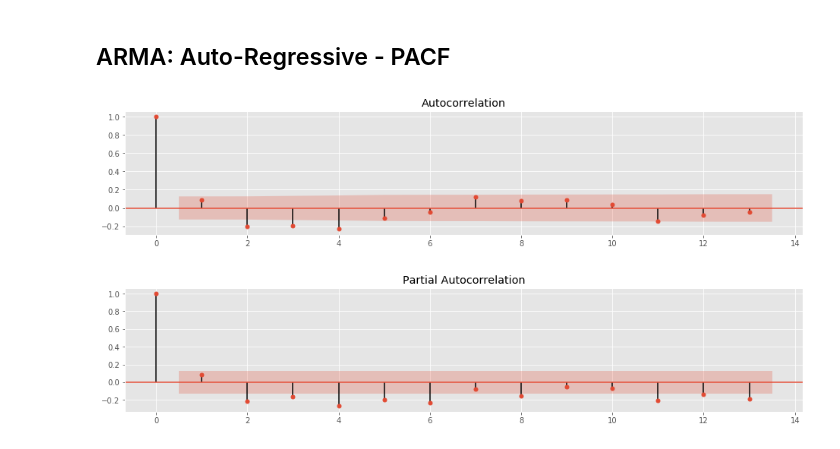
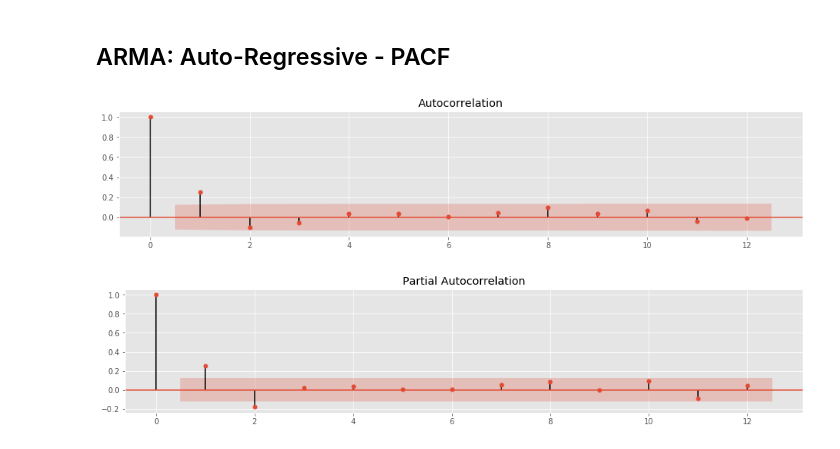
Before and after one commit to andrewcole33/xlv_time_series_analysis, a Jupyter notebook: XLV_time_series.ipynb, the cells around one changed output. Drawn from its saved outputs; the diff is of its cells as text; code cells hidden in the pictures.

```diff
--- a/XLV_time_series.ipynb
+++ b/XLV_time_series.ipynb
@@ -41,6 +40,6 @@ xlv_hist.head()
 # %%
-xlv_hist = xlv_hist.iloc[::-1]
+
 xlv_hist_monthly = xlv_hist['Close'].resample('MS')
-xlv_monthly_mean = xlv_hist_monthly.mean()
-xlv_monthly_mean.isnull().sum()
+xlv_monthly_mean = pd.DataFrame(xlv_hist_monthly.mean())
+xlv_monthly_mean.head()
 # %% [output]
@@ -153,0 +120,4 @@ dtype: float64
+# %%
+#best (first order)
+xlv_differenced_mean = xlv_monthly_mean.diff(periods = 1).dropna()
+stationarity_check(xlv_differenced_mean.Close)
@@ -216,13 +143,13 @@ Name: Close, Length: 190, dtype: float64
 # %%
 from statsmodels.graphics.tsaplots import plot_pacf
 from statsmodels.graphics.tsaplots import plot_acf
 
 fig, ax = plt.subplots(figsize = (16,3))
-plot_acf(xlv_log_decompose_diff, ax = ax, lags = 13);
+plot_acf(xlv_differenced_mean, ax = ax, lags = 12);
 
 fig, ax = plt.subplots(figsize = (16,3))
-plot_pacf(xlv_log_decompose_diff, ax=ax, lags = 13);
+plot_pacf(xlv_differenced_mean, ax=ax, lags = 12);
 # %% [output]
-[figure, old version]
+[figure, new version]
-[figure, old version]
+[figure, new version]
 # %%
```
Also changed, not shown: parts of 32 cells of this notebook, 4 other files.
